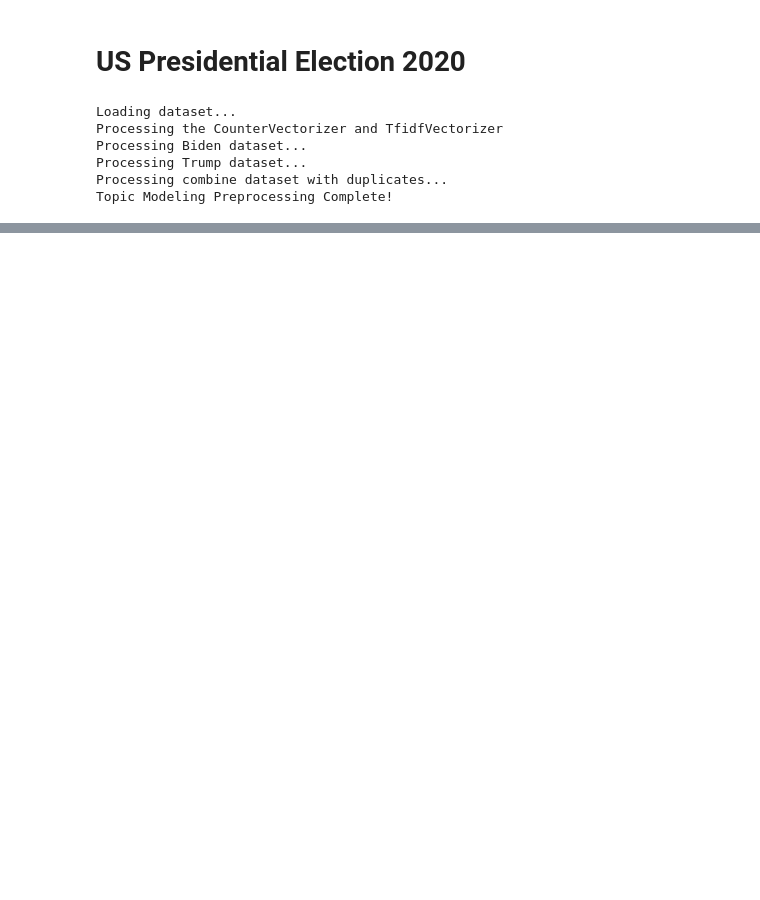
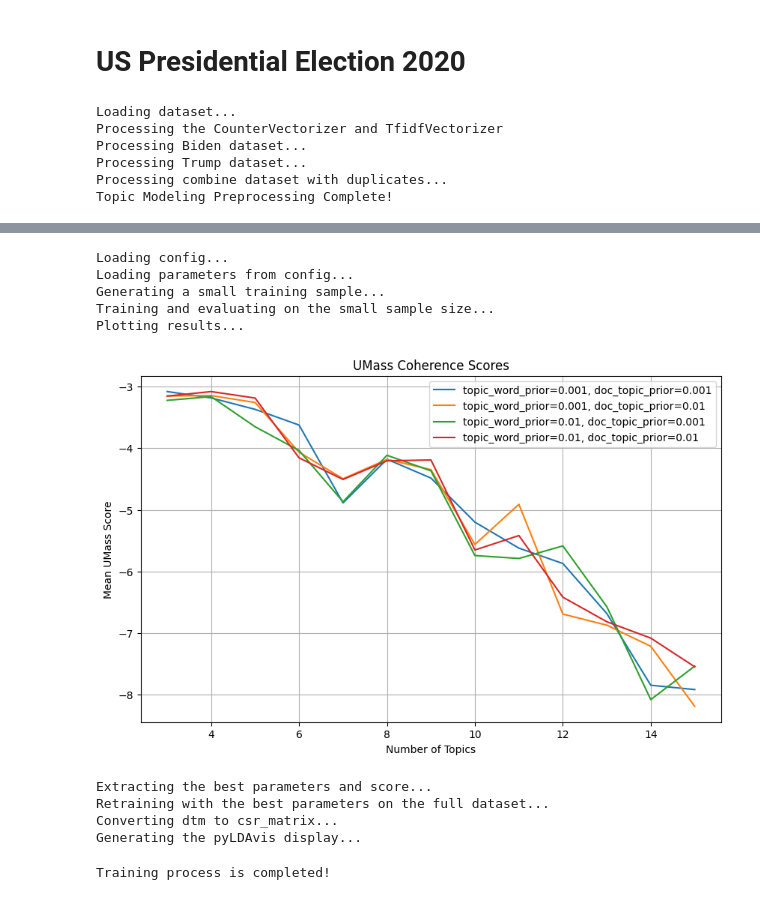
Before and after one commit to cyh002/US-Election-2020-Analytics, a Jupyter notebook: US-Election-2020-Analytics.ipynb, the cells around one changed output, grey strips where cells are left out. Drawn from its saved outputs; the diff is of its cells as text; code cells hidden in the pictures; blank space fills up the shorter version.

```diff
--- a/US-Election-2020-Analytics.ipynb
+++ b/US-Election-2020-Analytics.ipynb
@@ -37,0 +57,18 @@ dict_keys(['count_dtm', 'tfidf_dtm'])
+# %%
+tfidf_vect= dtm_results['vectorizer']['tfidf_vectorizer']
+trump_tfidf_dtm = dtm_results['trump']['tfidf_dtm']
+trump_tfidf_display = train_model.training_pipeline(training_path, dtm= trump_tfidf_dtm, vectorizer=tfidf_vect, random_seed = 0, sample_size = 10000, topn = 10)
+pyLDAvis.enable_notebook()
+pyLDAvis.display(trump_tfidf_display)
+# %% [output]
+Loading config...
+Loading parameters from config...
+Generating a small training sample...
+Training and evaluating on the small sample size...
+Plotting results...
+[figure, added]
+Extracting the best parameters and score...
+Retraining with the best parameters on the full dataset...
+Converting dtm to csr_matrix...
+Generating the pyLDAvis display...
+Training process is completed!
```
Also changed, not shown: parts of 9 cells of this notebook, 3 other files.
